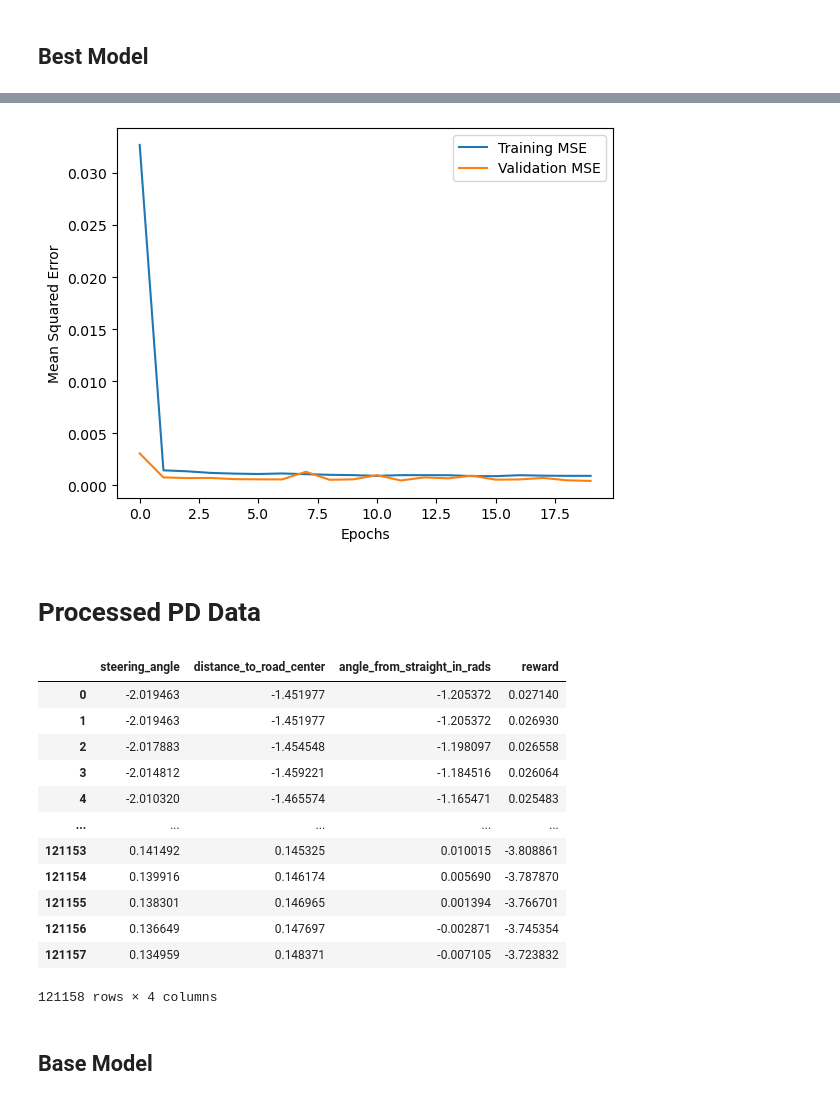
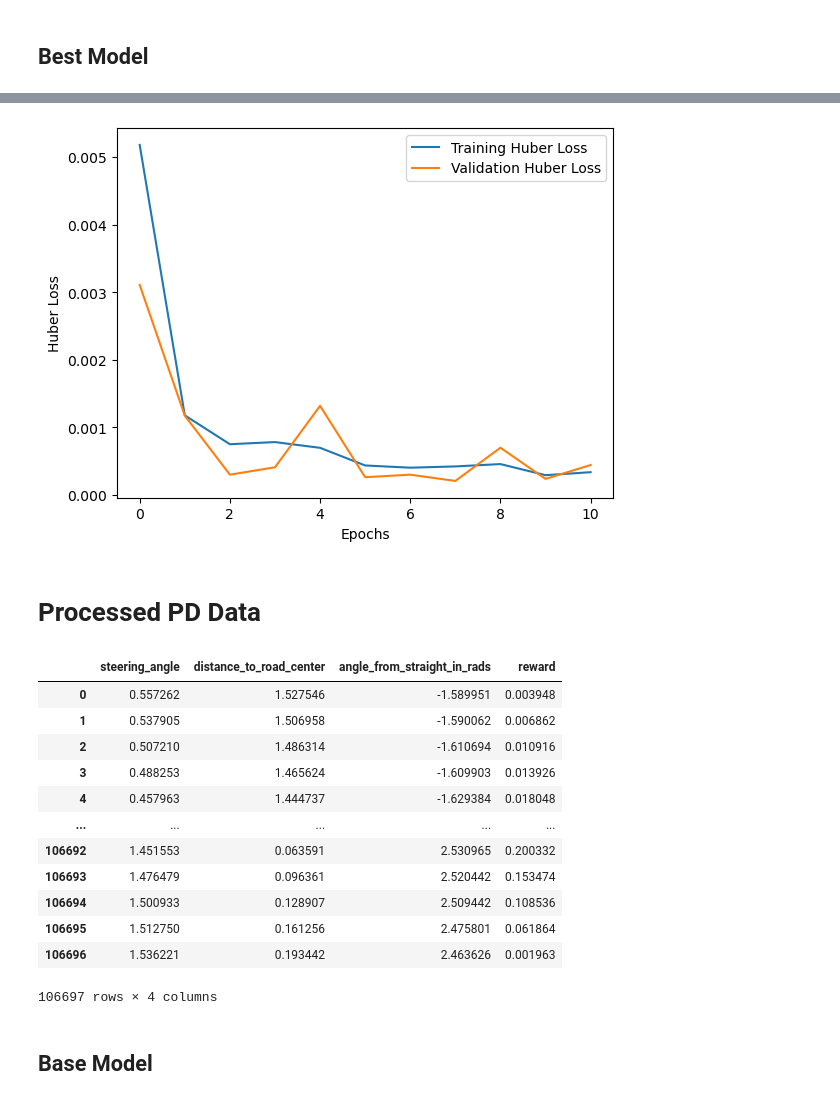
Before and after one commit to sophia20753/sysopt_adproject, a Jupyter notebook: project/dnn_train.ipynb, the cells around one changed output, grey strips where cells are left out. Cells and saved outputs as stored; diff of their text form; code cells hidden in the pictures.

Commit message:
ready for model testing

```diff
--- a/project/dnn_train.ipynb
+++ b/project/dnn_train.ipynb
@@ -245,16 +226,14 @@ Validation Huber Loss: 3.5249653592472896e-05
 # %% [markdown]
 ## Regularised Base Model
 # %%
+# evaluate regularised model
 reg_model = Sequential([
         Dense(64, activation='relu', input_shape=(Xtrain.shape[1],), kernel_regularizer='l2'),
         Dense(32, activation='relu', kernel_regularizer='l2'),
         Dense(1)
     ])
 
-reg_model.compile(optimizer=Adam(learning_rate=0.001), loss=Huber(delta=best_delta))
-
-# initialise History object to save training history
-history = History()
+reg_model.compile(optimizer=Adam(learning_rate=0.001), loss=Huber(delta=best_delta), weighted_metrics=[])
 
 history = reg_model.fit(Xtrain, ytrain, sample_weight=wtrain, epochs=early_stop.stopped_epoch, batch_size=32, validation_data=(Xval, yval, wval), callbacks=[history])
 # %% [output]
@@ -585,5 +485,0 @@ display(grid_search_reg_df)
-# %%
-# save the best model
-best_model = create_model(activation='tanh', optimizer='adam', learning_rate=0.001, batch_size=16, kernel_regularizer='l2')
-best_model.fit(Xtrain, ytrain, epochs=20, batch_size=16, validation_data=(Xval,yval), verbose=1)
-base_model.save("best_dnn_model_raw.h5")
@@ -607,0 +493,18 @@ Epoch 20/20
+# %%
+# evaluate best model
+best_model = Sequential([
+    Dense(64, activation='relu', input_shape=(Xtrain.shape[1],)),
+    Dense(32, activation='relu', kernel_regularizer='l2'),
+    Dense(1)
+])
+
+best_model.compile(optimizer=Adam(learning_rate=0.01), loss=Huber(delta=best_delta), weighted_metrics=[])
+
+history = best_model.fit(Xtrain, ytrain, sample_weight=wtrain, epochs=early_stop.stopped_epoch, batch_size=64, validation_data=(Xval, yval, wval))
+
+# save the best model
+best_model.save("models/best_dnn_model_raw_pd.h5")
+
+# save model history in models
+with open('models/best_dnn_model_raw_pd_history.pkl', 'wb') as f:
+    pickle.dump(history.history, f)
@@ -608,13 +529,13 @@ Epoch 20/20
 # %%
-best_train_mse = best_model.history.history["loss"][-1]
-best_val_mse = best_model.history.history["val_loss"][-1]
-print(f"Best Training MSE: {best_train_mse}")
-print(f"Best Validation MSE: {best_val_mse}")
+best_train_hl = best_model.history.history["loss"][-1]
+best_val_hl = best_model.history.history["val_loss"][-1]
+print(f"Best Training Huber Loss: {best_train_hl}")
+print(f"Best Validation Huber Loss: {best_val_hl}")
 
-plt.plot(best_model.history.history['loss'], label='Training MSE')
-plt.plot(best_model.history.history['val_loss'], label='Validation MSE')
+plt.plot(best_model.history.history['loss'], label='Training Huber Loss')
+plt.plot(best_model.history.history['val_loss'], label='Validation Huber Loss')
 plt.xlabel('Epochs')
-plt.ylabel('Mean Squared Error')
+plt.ylabel('Huber Loss')
 plt.legend()
 plt.show()
 # %% [output]
@@ -623,10 +544,10 @@ Best Validation MSE: 0.00043869437649846077
-[figure, old version]
+[figure, new version]
 # %% [markdown]
 # Processed PD Data
 # %%
 # import data from csv to dataframe
-filename = "processed_training_data.csv"
-df = pd.read_csv(filename)
+filename = "processed_data_pd.csv"
+df = pd.read_csv(f"train_data/{filename}")
 display(df)
 
 # split into input and target features
@@ -637,24 +558,25 @@ r = df['reward'].values
 # normalize rewards to [0, 1] range
 norm_r = (r - np.min(r)) / (np.max(r) - np.min(r))
 
-# Calculate weights based on normalized rewards
+# calculate weights based on normalized rewards
 weights = np.where(r < 0, 1 / (1 - norm_r), 1 / (1 + norm_r))
 
+# split into training and validation sets
 Xtrain, Xval, ytrain, yval, wtrain, wval = train_test_split(X, y, weights, test_size=0.2, random_state=42)
 # %% [output]
 |  | steering_angle | distance_to_road_center | angle_from_straight_in_rads | reward |
-| 0 | -2.019463 | -1.451977 | -1.205372 | 0.027140 |
-| 1 | -2.019463 | -1.451977 | -1.205372 | 0.026930 |
-| 2 | -2.017883 | -1.454548 | -1.198097 | 0.026558 |
-| 3 | -2.014812 | -1.459221 | -1.184516 | 0.026064 |
-| 4 | -2.010320 | -1.465574 | -1.165471 | 0.025483 |
+| 0 | 0.557262 | 1.527546 | -1.589951 | 0.003948 |
+| 1 | 0.537905 | 1.506958 | -1.590062 | 0.006862 |
+| 2 | 0.507210 | 1.486314 | -1.610694 | 0.010916 |
+| 3 | 0.488253 | 1.465624 | -1.609903 | 0.013926 |
+| 4 | 0.457963 | 1.444737 | -1.629384 | 0.018048 |
 | ... | ... | ... | ... | ... |
-| 121153 | 0.141492 | 0.145325 | 0.010015 | -3.808861 |
-| 121154 | 0.139916 | 0.146174 | 0.005690 | -3.787870 |
-| 121155 | 0.138301 | 0.146965 | 0.001394 | -3.766701 |
-| 121156 | 0.136649 | 0.147697 | -0.002871 | -3.745354 |
-| 121157 | 0.134959 | 0.148371 | -0.007105 | -3.723832 |
+| 106692 | 1.451553 | 0.063591 | 2.530965 | 0.200332 |
+| 106693 | 1.476479 | 0.096361 | 2.520442 | 0.153474 |
+| 106694 | 1.500933 | 0.128907 | 2.509442 | 0.108536 |
+| 106695 | 1.512750 | 0.161256 | 2.475801 | 0.061864 |
+| 106696 | 1.536221 | 0.193442 | 2.463626 | 0.001963 |
-121158 rows × 4 columns
+106697 rows × 4 columns
 # %% [markdown]
 ## Base Model
 # %%
```
Also changed, not shown: parts of 37 cells of this notebook, 27 other files.
